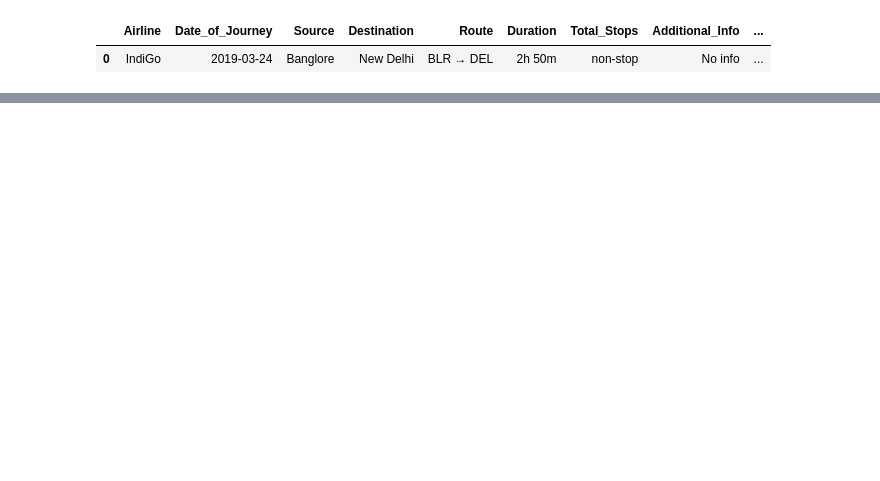
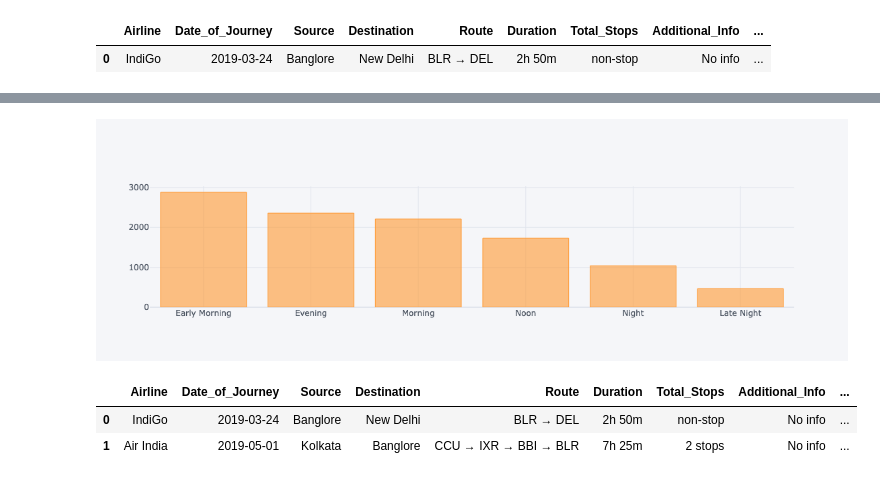
Before and after one commit to itschidera/Flight_Price_Prediction_Model, a Jupyter notebook: Flight_Prediction_model.ipynb, the cells around one changed output, grey strips where cells are left out. Cells and saved outputs as stored; diff of their text form; code cells hidden in the pictures; blank space fills up the shorter version.

Commit message:
iplot changes for the graph and duration features were extracted

```diff
--- a/Flight_Prediction_model.ipynb
+++ b/Flight_Prediction_model.ipynb
@@ -170,3 +170,22 @@ data.head(1)
 # %% [output]
 |  | Airline | Date_of_Journey | Source | Destination | Route | Duration | Total_Stops | Additional_Info | ... |
 | 0 | IndiGo | 2019-03-24 | Banglore | New Delhi | BLR → DEL | 2h 50m | non-stop | No info | ... |
+# %%
+def flight_departure_time(x):
+    if (x > 4) and (x <= 8):
+        return "Early Morning"
+
+    elif (x > 8) and (x <= 12):
+        return "Morning"
+
+    elif (x > 12) and (x <= 16):
+        return "Noon"
+
+    elif (x > 16) and (x <= 20):
+        return "Evening"
+
+    elif (x > 20) and (x <= 24):
+        return "Night"
+
+    else:
+        return "Late Night"
@@ -172,0 +203,12 @@ data.head(1)
+# %%
+import plotly
+import cufflinks as cf
+from cufflinks.offline import go_offline
+from plotly.offline import plot, iplot, init_notebook_mode, download_plotlyjs
+
+init_notebook_mode(connected=True)  # Enables interactive plots in Jupyter Notebook
+cf.go_offline()  # Allows Cufflinks to work without an internet connection
+
+data['Dep_Time_Hour'].apply(flight_departure_time).value_counts().iplot( kind="bar")
+# %% [output]
+[figure, added]
@@ -172,0 +228,6 @@ data.head(1)
+# %%
+data.head(2)
+# %% [output]
+|  | Airline | Date_of_Journey | Source | Destination | Route | Duration | Total_Stops | Additional_Info | ... |
+| 0 | IndiGo | 2019-03-24 | Banglore | New Delhi | BLR → DEL | 2h 50m | non-stop | No info | ... |
+| 1 | Air India | 2019-05-01 | Kolkata | Banglore | CCU → IXR → BBI → BLR | 7h 25m | 2 stops | No info | ... |
```
Also changed, not shown: parts of 8 cells of this notebook.
